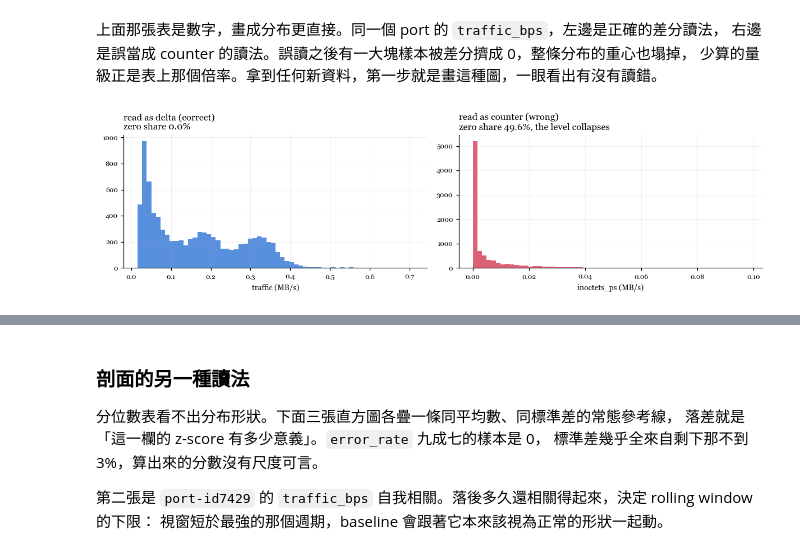
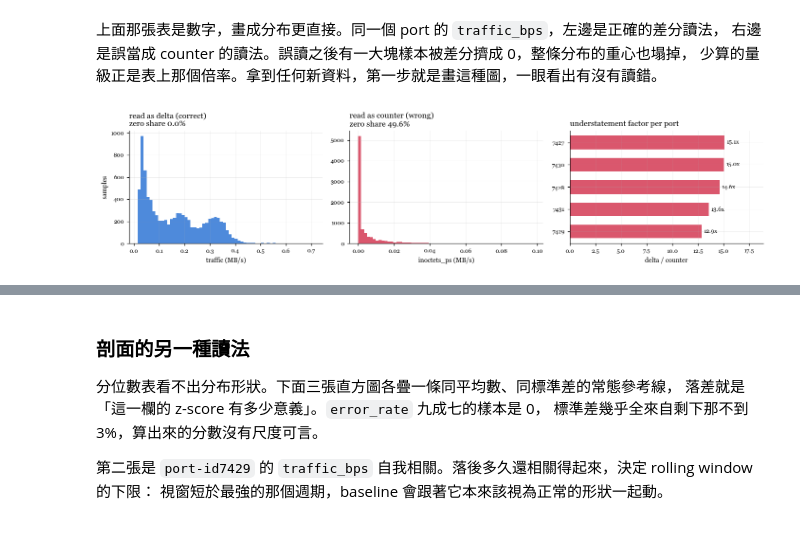
Before and after one commit to kevin880987/aiops-anomaly-zero-to-hero, a Jupyter notebook: labs/workshop/01_network_traffic_feature_engineering.ipynb, the cells around one changed output, grey strips where cells are left out. Cells and saved outputs as stored; diff of their text form; code cells hidden in the pictures.

```diff
--- a/labs/workshop/01_network_traffic_feature_engineering.ipynb
+++ b/labs/workshop/01_network_traffic_feature_engineering.ipynb
@@ -377,16 +377,13 @@ wrong, wrong_contract = load_telemetry(semantics="counter")
 cost = pd.DataFrame({
     "delta_KBps": telemetry.groupby("port_id")["inoctets_ps"].mean() / 1000,
     "counter_KBps": wrong.groupby("port_id")["inoctets_ps"].mean() / 1000,
-    "counter_zero_share": wrong.groupby("port_id")["inoctets_ps"].apply(lambda s: (s == 0).mean()),
 })
 cost["understated_by"] = cost["delta_KBps"] / cost["counter_KBps"]
+
 print()
-print("誤讀成 counter 的代價（每個 port 的平均 RX）")
-print(cost.round(3).to_string())
-print()
-print(f"整體被 clip 成 0 的 INOCTETS 樣本比例  {(wrong['inoctets_ps'] == 0).mean():.4f}")
-print(f"rows 差異                              {len(telemetry):,} -> {len(wrong):,}"
-      f"  (每個 port 的第一筆做 diff 後為 NaN，被丟掉)")
+print(f"誤讀成 counter：INOCTETS 被 clip 成 0 的樣本比例 {(wrong['inoctets_ps'] == 0).mean():.1%}，"
+      f"平均低估 {cost['understated_by'].mean():.1f} 倍")
+print(f"rows {len(telemetry):,} -> {len(wrong):,}（每個 port 的第一筆做 diff 後為 NaN，被丟掉）")
 # %% [output]
 rows            43,200 across 5 ports
 span            2026-02-01 00:00:00  ->  2026-03-02 23:55:00
@@ -430,21 +418,35 @@ RRD 匯出、SNMP polling 中介層、廠商 NMS 匯出檔通常是 delta；Prom
 # %%
 wrong_port = "port-id7429"
 delta_mb = telemetry.loc[telemetry.port_id == wrong_port, "traffic_bps"].to_numpy() / 1e6
 counter_mb = wrong.loc[wrong.port_id == wrong_port, "inoctets_ps"].to_numpy()
 counter_mb = counter_mb[np.isfinite(counter_mb)] / 1e6
 
-fig, axes = plt.subplots(1, 2, figsize=(11, 3.2))
-axes[0].hist(delta_mb, bins=60, color=PALETTE["signal"], alpha=0.85)
+fig, axes = plt.subplots(1, 3, figsize=(13, 3.2))
+
+axes[0].hist(delta_mb, bins=60, color=PALETTE["signal"], alpha=0.9)
 axes[0].set_title(f"read as delta (correct)\nzero share {np.mean(delta_mb == 0):.1%}")
 axes[0].set_xlabel("traffic (MB/s)")
-axes[1].hist(counter_mb, bins=60, color=PALETTE["alert"], alpha=0.85)
-axes[1].set_title(f"read as counter (wrong)\nzero share {np.mean(counter_mb == 0):.1%}, "
-                  f"the level collapses")
+axes[0].set_ylabel("samples")
+
+axes[1].hist(counter_mb, bins=60, color=PALETTE["alert"], alpha=0.9)
+axes[1].set_title(f"read as counter (wrong)\nzero share {np.mean(counter_mb == 0):.1%}")
 axes[1].set_xlabel("inoctets_ps (MB/s)")
+
+# 每個 port 少算多少倍。一條序列、一個顏色。
+order = cost["understated_by"].sort_values()
+axes[2].barh(range(len(order)), order.to_numpy(), color=PALETTE["alert"], alpha=0.9, height=0.6)
+axes[2].set_yticks(range(len(order)))
+axes[2].set_yticklabels([p[-4:] for p in order.index], fontsize=8)
+for n, v in enumerate(order.to_numpy()):
+    axes[2].text(v + 0.2, n, f"{v:.1f}x", va="center", fontsize=8)
+axes[2].set_xlim(0, order.max() * 1.25)
+axes[2].set_title("understatement factor per port")
+axes[2].set_xlabel("delta / counter")
+
 fig.tight_layout()
 plt.show()
 # %% [output]
-[figure, old version]
+[figure, new version]
 # %%
 # 資料剖面。所有數字都從 telemetry 現算，沒有一個是寫死的常數。
 PROFILE_COLS = ["traffic_bps", "packets_pps", "avg_pkt_bytes", "broadcast_ratio",
```
Also changed, not shown: parts of 18 cells of this notebook, 3 other files.
